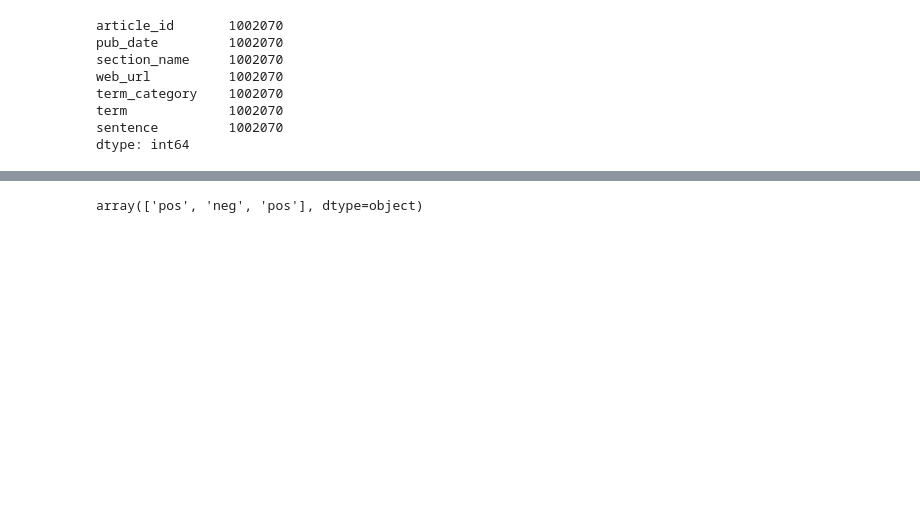
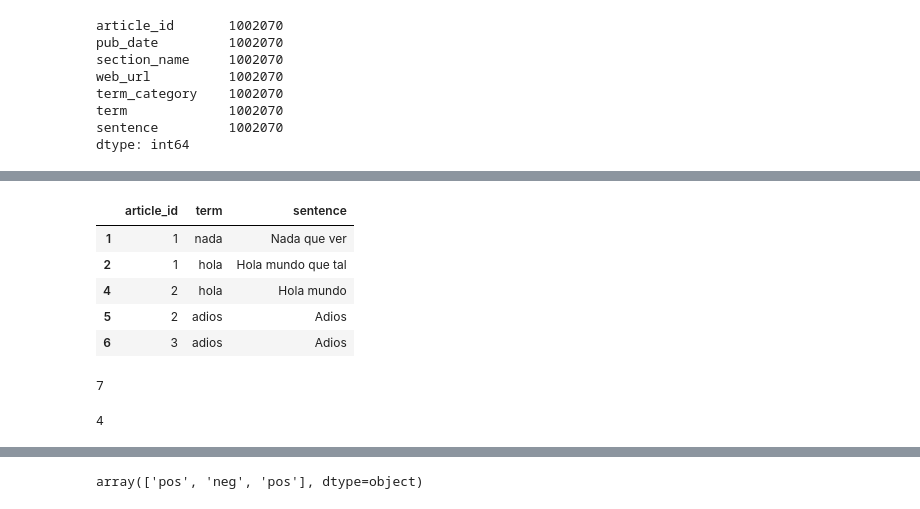
Before and after one commit to mavillard/liwc, a Jupyter notebook: csv_to_nytimes.ipynb, the cells around one changed output, grey strips where cells are left out. Drawn from its saved outputs; the diff is of its cells as text; code cells hidden in the pictures; blank space fills up the shorter version.

```diff
--- a/csv_to_nytimes.ipynb
+++ b/csv_to_nytimes.ipynb
@@ -78,7 +103,9 @@ g = total_data_dedup[:10].groupby(['article_id', 'term'])['sentence']
 # %%
-def contained(series):
+def indexes_to_delete(series):
     del_index_list = []
-    for i1, e1 in series.items():
-        for i2, e2 in series.items():
-            print(x.index)
-    return len(series)
+    for i1, s1 in series.items():
+        for i2, s2 in series.items():
+            if i1 != i2 and s1 in s2:
+                del_index_list.append(i1)
+                break
+    return str(del_index_list)
@@ -313,0 +131,23 @@ curated_data
+# %%
+df = pd.DataFrame([
+                [1, 'hola', 'Hola mundo'],         # 0
+                [1, 'nada', 'Nada que ver'],       # 1
+                [1, 'hola', 'Hola mundo que tal'], # 2
+                [1, 'hola', 'Hola'],               # 3
+                [2, 'hola', 'Hola mundo'],         # 4
+                [2, 'adios', 'Adios'],             # 5
+                [3, 'adios', 'Adios'],             # 6
+               ], columns=['article_id', 'term', 'sentence'])
+g = df.groupby(['article_id', 'term'])['sentence'].aggregate({'indexes_to_delete': indexes_to_delete})
+l = list(set(
+    [index for index_list in g['indexes_to_delete'] for index in eval(index_list)]
+))
+df2 = df.drop(l)
+df2
+# %% [output]
+|  | article_id | term | sentence |
+| 1 | 1 | nada | Nada que ver |
+| 2 | 1 | hola | Hola mundo que tal |
+| 4 | 2 | hola | Hola mundo |
+| 5 | 2 | adios | Adios |
+| 6 | 3 | adios | Adios |
@@ -313,0 +156,4 @@ curated_data
+# %%
+length
+# %% [output]
+7
@@ -313,0 +164,4 @@ curated_data
+# %%
+ch
+# %% [output]
+4
```
Also changed, not shown: parts of 69 cells of this notebook, 2 other files.
